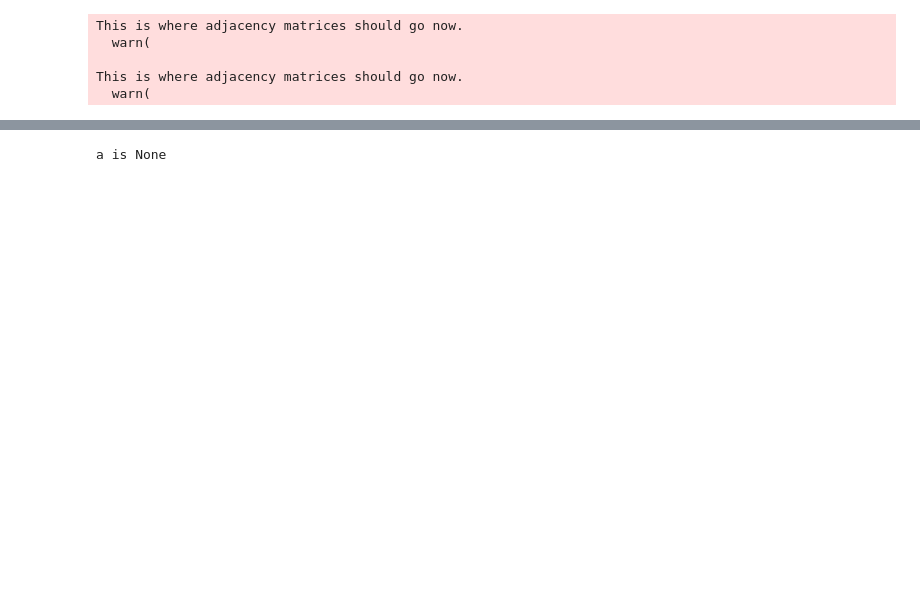
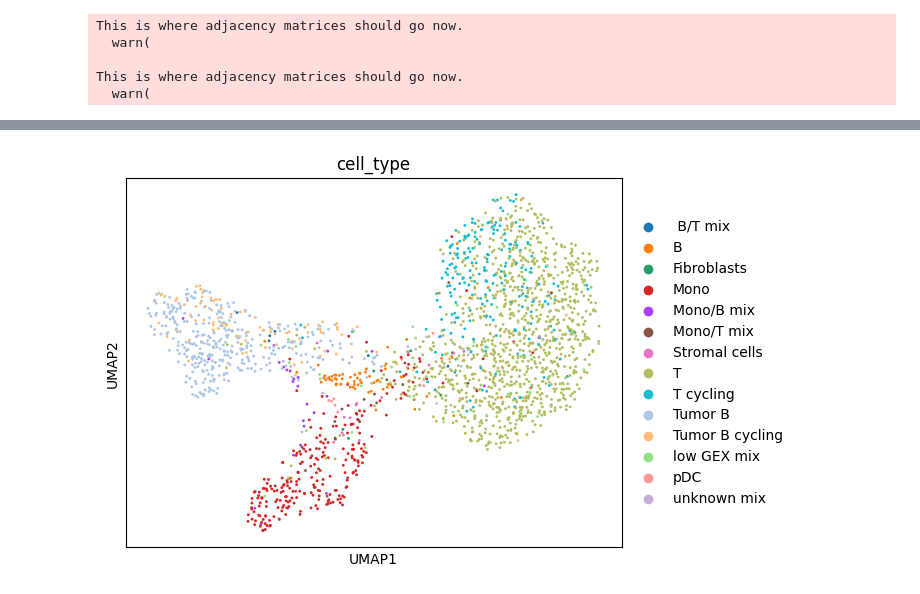
Before and after one commit to preet2706/babel, a Jupyter notebook: test_babel.ipynb, the cells around one changed output, grey strips where cells are left out. Saved outputs shown, nothing was run; the diff lists cells and outputs as text; code cells hidden in the pictures; blank space fills up the shorter version.

```diff
--- a/test_babel.ipynb
+++ b/test_babel.ipynb
@@ -39,9 +36,14 @@ AnnData object with n_obs × n_vars = 1364 × 34861
-# %%
-a = None
-
-if a is not None:
-    print('a is not None')
-else:
-    print('a is None')
-# %% [output]
-a is None
+# %%
+def process_data(RNA_data):
+    # sc.pp.normalize_total(RNA_data, target_sum=1e6)
+    # sc.pp.log1p(RNA_data)
+    sc.pp.highly_variable_genes(RNA_data, n_top_genes=3000)
+    sc.pp.pca(RNA_data, n_comps=50)
+    sc.pp.neighbors(RNA_data, n_neighbors=15, use_rep='X_pca')
+    sc.tl.umap(RNA_data, random_state=22)
+    #sc.tl.leiden(RNA_data, flavor="igraph", n_iterations=2, resolution=1, key_added="leiden_1")
+    sc.pl.umap(RNA_data, color=["cell_type"], size=17)
+# %%
+process_data(data_pred)
+# %% [output]
+[figure, added]
```
Also changed, not shown: parts of 5 cells of this notebook, 3 other files.
